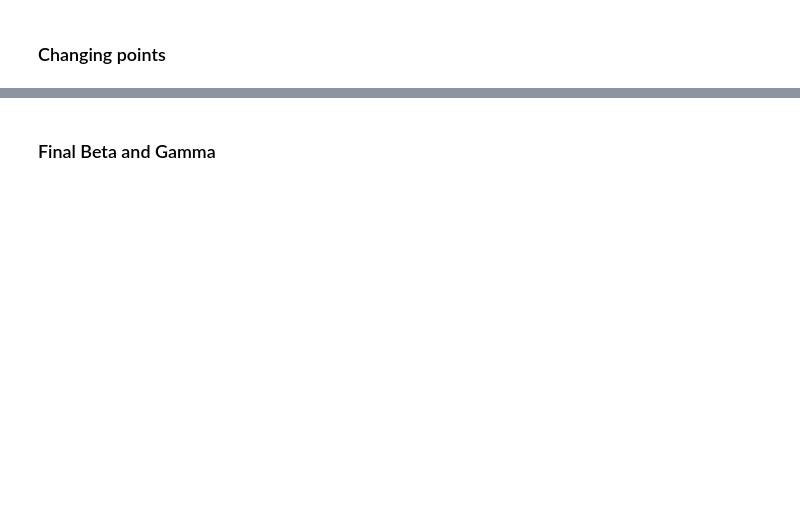
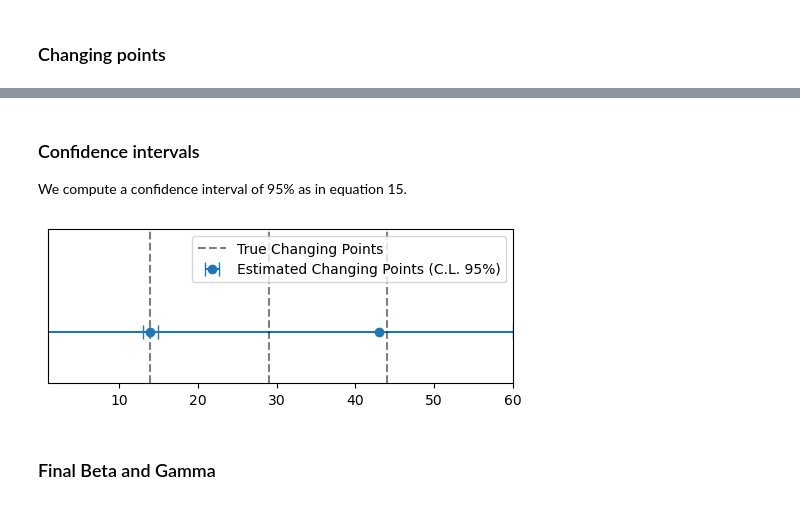
Before and after one commit to threeblueonebrowneyes/bayesian-sir-with-changing-points, a Jupyter notebook: Bayes_SIR.ipynb, the cells around one changed output, grey strips where cells are left out. Cells and saved outputs as stored; diff of their text form; code cells hidden in the pictures; blank space fills up the shorter version.

```diff
--- a/Bayes_SIR.ipynb
+++ b/Bayes_SIR.ipynb
@@ -592,2 +594,5 @@ plt.axvline(50)
+# %% [markdown]
+### Confidence intervals
+We compute a confidence interval of 95% as in equation 15.
 # %%
 alpha=0.05
@@ -599,22 +599,10 @@ def constraint_lhs(deltas, tau_l, tau_u):
-# %%
-def possible_taus(tau_k, delta_tau):
-    lower= tau_k
-    upper= tau_k +delta_tau
-    possible=[]
-    for i in range(delta_tau+1):
-        if upper<=T and lower>=0:
-            possible.append((lower, upper))
-            lower-=1
-            upper-=1
-    return possible
-
-# possible_taus(4, 4)
 # %%
+#Equation 15
 ci_tau = []
 for tau_k in tau_final:
     for delta_tau in range(2, T):
         candidate = []
-        possible_taus_list = possible_taus(tau_k, delta_tau)
+        possible_taus_list = possible_taus(tau_k, delta_tau, T)
         for tau_l, tau_u in possible_taus_list:
             sum_tau = constraint_lhs(delta_samples, tau_l, tau_u)
             if sum_tau >= 1 - alpha:
@@ -628,6 +616,33 @@ for tau_k in tau_final:
         candidate = np.array(candidate)
         index_max_candidate = np.argmax(candidate[:, 0])
         ci_tau.append(candidate[index_max_candidate, 1:])
+# %%
+#Lower and upper limits of confidence intervals
+lower_error = [tau_ - i[0] for i, tau_ in zip(ci_tau[1:], tau_final[1:])]
+upper_error = [i[1] - tau_ for i, tau_ in zip(ci_tau[1:], tau_final[1:])]
+
+fig, ax = plt.subplots(figsize=(6,2))
+
+plt.errorbar(x = tau_final[1:],
+             y = np.ones(len(tau_final[1:])),
+             xerr = [lower_error, upper_error],
+             capsize=5,
+             fmt='o',
+             label='Estimated Changing Points (C.L. 95%)')
+i = 0
+for c_point in gt_changing_points[1:]:
+    if i == 0:
+        plt.axvline(x=c_point-1, color="black", linestyle="--", alpha=0.5, label="True Changing Points")
+        i += 1
+    else:
+        plt.axvline(x=c_point-1, color="black", linestyle="--", alpha=0.5)
+
+plt.xlim(1,T)
+plt.ylim(0,3)
+plt.legend(loc='upper right')
+plt.yticks([]);
+# %% [output]
+[figure, added]
 # %% [markdown]
 ### Final Beta and Gamma
 # %%
```
Also changed, not shown: parts of 36 cells of this notebook, 1 other file.
